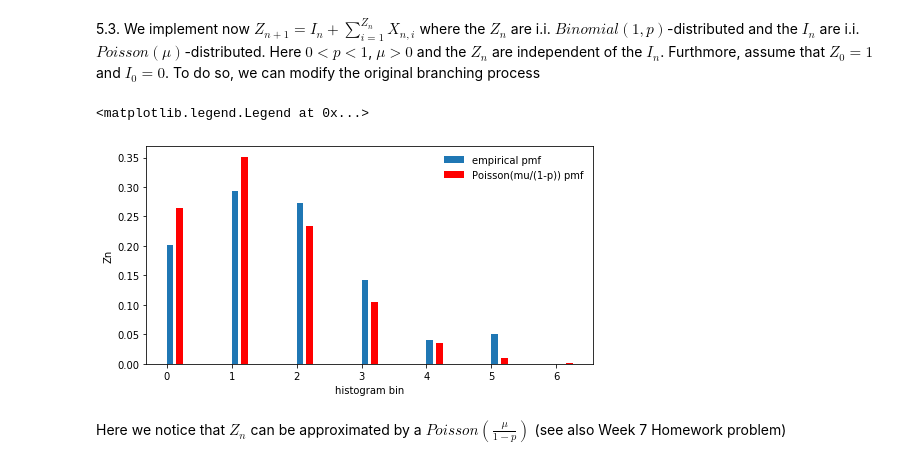
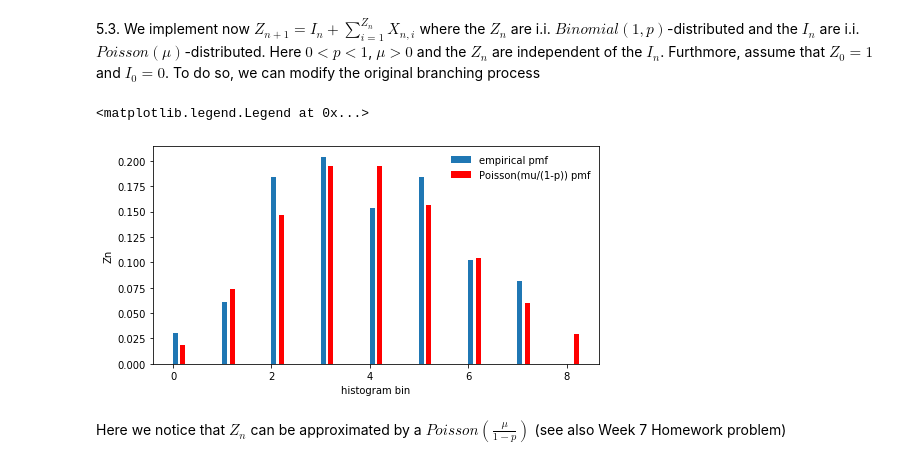
Before and after one commit to tonyliang19/MATH303, a Jupyter notebook: week6_sol.ipynb, the cells around one changed output. Saved outputs shown, nothing was run; the diff lists cells and outputs as text; code cells hidden in the pictures.

```diff
--- a/week6_sol.ipynb
+++ b/week6_sol.ipynb
@@ -197,42 +197,42 @@ import matplotlib.pyplot as plt
 import scipy.stats as st
 
 Ntraj= 100 #specify the number of trajectories (Ntraj=1 for a single trajectory)
-Ngen= 1000 #specify the number of generations (be careful to not select Ngen too large when your the population explodes in time)
+Ngen= 10 #specify the number of generations (be careful to not select Ngen too large when your the population explodes in time)
 Z_array = np.zeros((Ntraj, Ngen), dtype=int) #Record all the trajectories
 
-p = 1/4 #Specify the parameter of the binomial e.g. 1/4.
+p = 3/4 #Specify the parameter of the binomial e.g. 1/4.
 mu = 1 #Specify the parameter of the Poisson e.g. 1.
 
 for n in range(Ntraj):
 
     Z=[]
     Z.append(1) # Initialize
 
     # Run the process
     for i in range(Ngen-1):
         # Creating the next generation
         # https://numpy.org/doc/stable/reference/random/generated/numpy.random.choice.html
         # We look at the offspring of each individual of the last generation computed.
-        next_gen = np.sum(np.random.binomial(2, p, size=Z[-1])) # ADD SOLUTION HERE
+        next_gen = np.sum(np.random.binomial(1, p, size=Z[-1])) # ADD SOLUTION HERE
         immigrants = np.random.poisson(mu) #ADD SOLUTION HERE
         Z.append(next_gen+immigrants)
         # Increment counter
         i+=1
 
     Z_array[n,:len(Z)]=Z
 
 # Plot the Normalized histogram and compare with a Poisson pmf
 #See https://docs.scipy.org/doc/scipy/reference/generated/scipy.stats.poisson.html
 m=max(Z_array[:,-1])
 fig, ax = plt.subplots(1, 1, figsize=(8, 4))
 ax.set_xlabel("histogram bin")
 ax.set_ylabel("Zn")
 plt.hist(Z_array[:,-1],bins=np.arange(m), density=True, width=0.1,label='empirical pmf')
 poisson_pmf = st.poisson.pmf(np.arange(m),mu/(1-p)) #ADD SOLUTION HERE
 plt.bar(np.arange(m)+0.2, poisson_pmf,color='r',width = 0.1, label='Poisson(mu/(1-p)) pmf')
 ax.legend(loc='best', frameon=False)
 # %% [output]
 <matplotlib.legend.Legend at 0x...>
-[figure, old version]
+[figure, new version]
 # %% [markdown]
 Here we notice that $Z_n$ can be approximated by a $Poisson\left(\frac{\mu}{1-p}\right)$ (see also Week 7 Homework problem)
```
Also changed, not shown: 1 other file.
